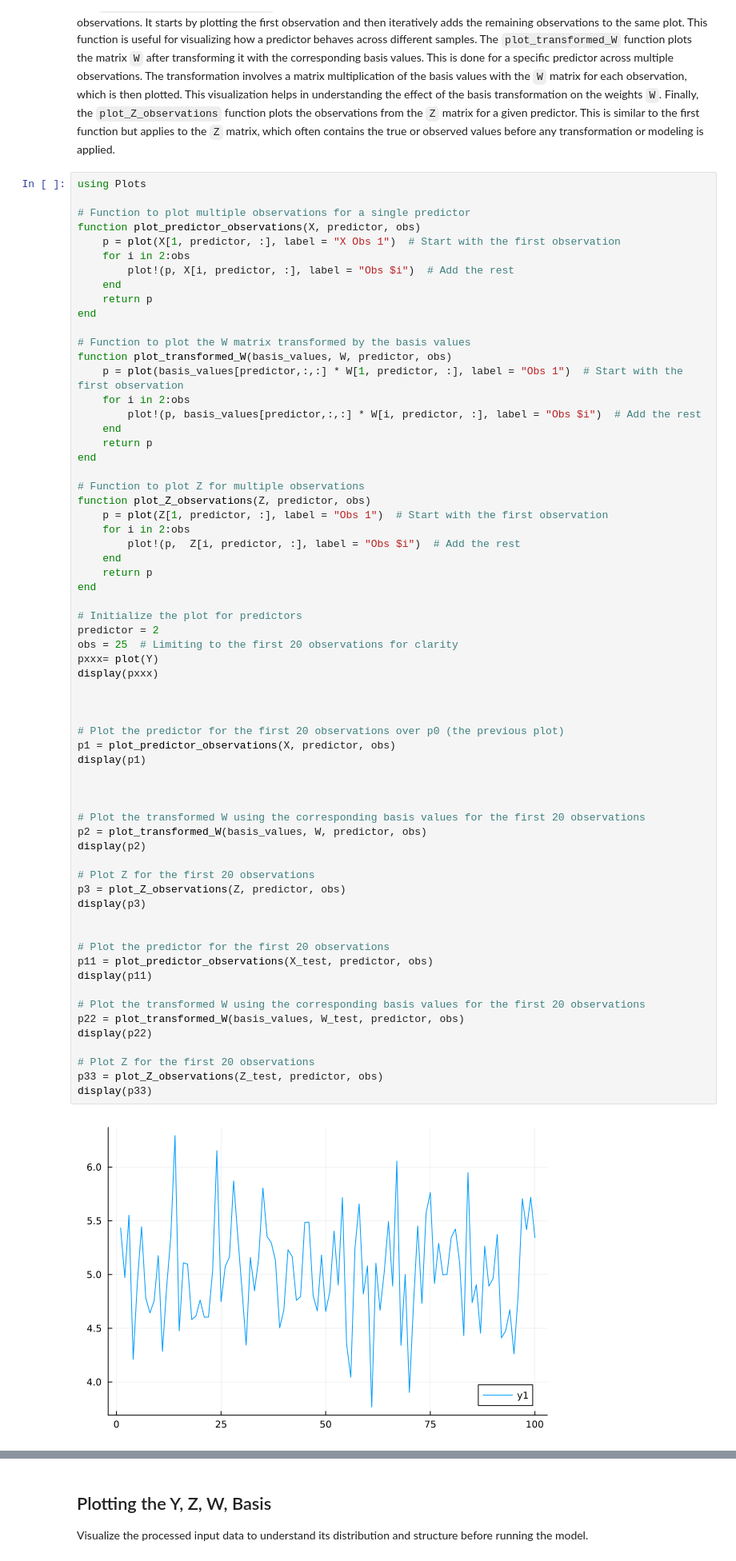
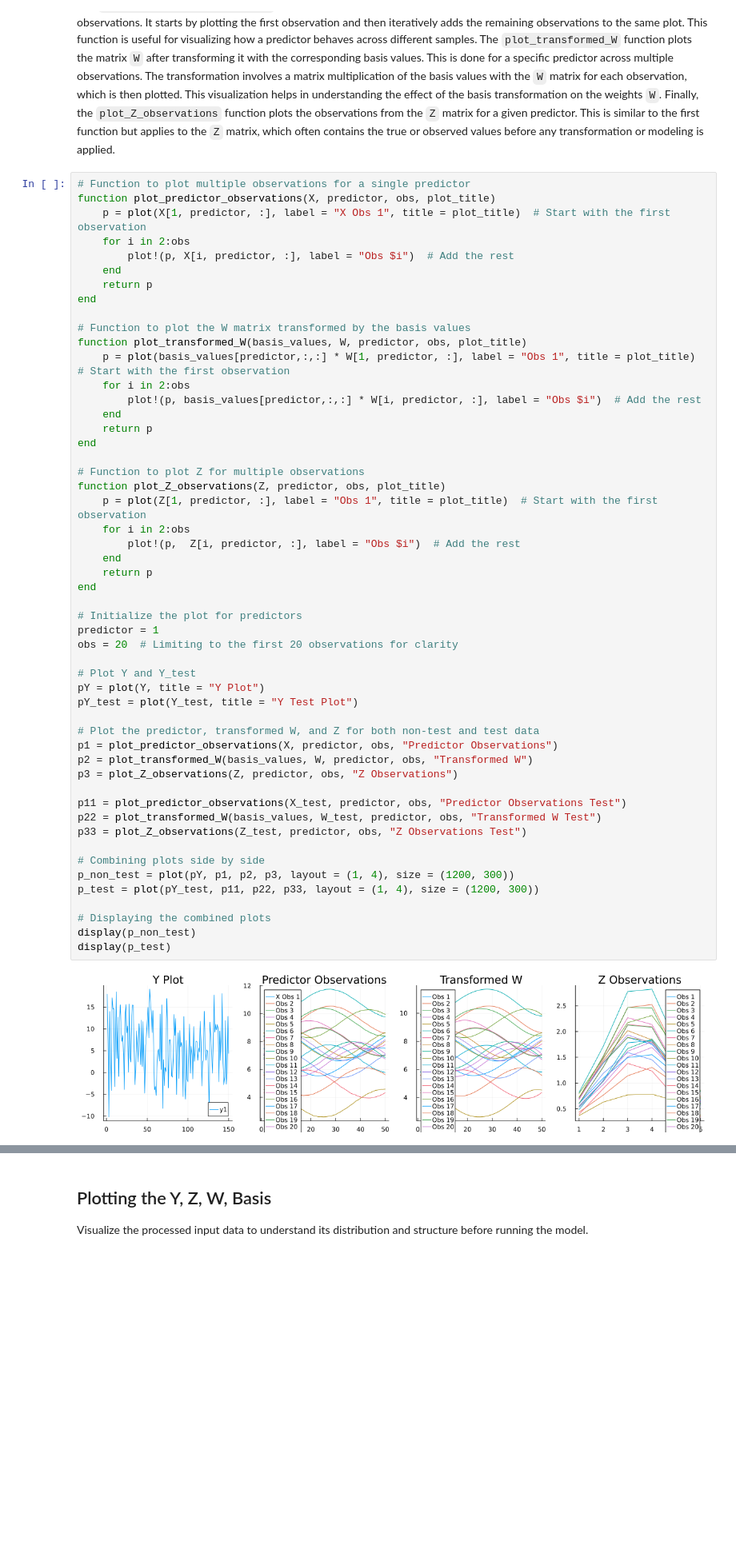
Before and after one commit to FrigaZzz/functional-data-regression-mip, a Jupyter notebook: notebooks/run_simulations/visual_N_predictors.ipynb, the cells around one changed output, grey strips where cells are left out. Shown at 80% size. Saved outputs shown, nothing was run; the diff lists cells and outputs as text; blank space fills up the shorter version.

```diff
--- a/notebooks/run_simulations/visual_N_predictors.ipynb
+++ b/notebooks/run_simulations/visual_N_predictors.ipynb
@@ -138,68 +101,56 @@ The `plot_predictor_observations` function is used to plot the functional data f
 The `plot_transformed_W` function plots the matrix `W` after transforming it with the corresponding basis values. This is done for a specific predictor across multiple observations. The transformation involves a matrix multiplication of the basis values with the `W` matrix for each observation, which is then plotted. This visualization helps in understanding the effect of the basis transformation on the weights `W`.
 Finally, the `plot_Z_observations` function plots the observations from the `Z` matrix for a given predictor. This is similar to the first function but applies to the `Z` matrix, which often contains the true or observed values before any transformation or modeling is applied.
 # %%
-using Plots
-
 # Function to plot multiple observations for a single predictor
-function plot_predictor_observations(X, predictor, obs)
-    p = plot(X[1, predictor, :], label = "X Obs 1")  # Start with the first observation
+function plot_predictor_observations(X, predictor, obs, plot_title)
+    p = plot(X[1, predictor, :], label = "X Obs 1", title = plot_title)  # Start with the first observation
     for i in 2:obs
         plot!(p, X[i, predictor, :], label = "Obs $i")  # Add the rest
     end
     return p
 end
 
 # Function to plot the W matrix transformed by the basis values
-function plot_transformed_W(basis_values, W, predictor, obs)
-    p = plot(basis_values[predictor,:,:] * W[1, predictor, :], label = "Obs 1")  # Start with the first observation
+function plot_transformed_W(basis_values, W, predictor, obs, plot_title)
+    p = plot(basis_values[predictor,:,:] * W[1, predictor, :], label = "Obs 1", title = plot_title)  # Start with the first observation
     for i in 2:obs
         plot!(p, basis_values[predictor,:,:] * W[i, predictor, :], label = "Obs $i")  # Add the rest
     end
     return p
 end
 
 # Function to plot Z for multiple observations
-function plot_Z_observations(Z, predictor, obs)
-    p = plot(Z[1, predictor, :], label = "Obs 1")  # Start with the first observation
+function plot_Z_observations(Z, predictor, obs, plot_title)
+    p = plot(Z[1, predictor, :], label = "Obs 1", title = plot_title)  # Start with the first observation
     for i in 2:obs
         plot!(p,  Z[i, predictor, :], label = "Obs $i")  # Add the rest
     end
     return p
 end
 
 # Initialize the plot for predictors
-predictor = 2
-obs = 25  # Limiting to the first 20 observations for clarity
-pxxx= plot(Y)
-display(pxxx)
+predictor = 1
+obs = 20  # Limiting to the first 20 observations for clarity
 
+# Plot Y and Y_test
+pY = plot(Y, title = "Y Plot")
+pY_test = plot(Y_test, title = "Y Test Plot")
 
+# Plot the predictor, transformed W, and Z for both non-test and test data
+p1 = plot_predictor_observations(X, predictor, obs, "Predictor Observations")
+p2 = plot_transformed_W(basis_values, W, predictor, obs, "Transformed W")
+p3 = plot_Z_observations(Z, predictor, obs, "Z Observations")
 
-# Plot the predictor for the first 20 observations over p0 (the previous plot)
-p1 = plot_predictor_observations(X, predictor, obs)
-display(p1)
+p11 = plot_predictor_observations(X_test, predictor, obs, "Predictor Observations Test")
+p22 = plot_transformed_W(basis_values, W_test, predictor, obs, "Transformed W Test")
+p33 = plot_Z_observations(Z_test, predictor, obs, "Z Observations Test")
 
+# Combining plots side by side
+p_non_test = plot(pY, p1, p2, p3, layout = (1, 4), size = (1200, 300))
+p_test = plot(pY_test, p11, p22, p33, layout = (1, 4), size = (1200, 300))
 
-
-# Plot the transformed W using the corresponding basis values for the first 20 observations
-p2 = plot_transformed_W(basis_values, W, predictor, obs)
-display(p2)
-
-# Plot Z for the first 20 observations
-p3 = plot_Z_observations(Z, predictor, obs)
-display(p3)
-
-
-# Plot the predictor for the first 20 observations
-p11 = plot_predictor_observations(X_test, predictor, obs)
-display(p11)
-
-# Plot the transformed W using the corresponding basis values for the first 20 observations
-p22 = plot_transformed_W(basis_values, W_test, predictor, obs)
-display(p22)
-
-# Plot Z for the first 20 observations
-p33 = plot_Z_observations(Z_test, predictor, obs)
-display(p33)
+# Displaying the combined plots
+display(p_non_test)
+display(p_test)
 # %% [output]
-[figure, old version]
+[figure, new version]
```
Also changed, not shown: parts of 33 cells of this notebook, 25 other files.
